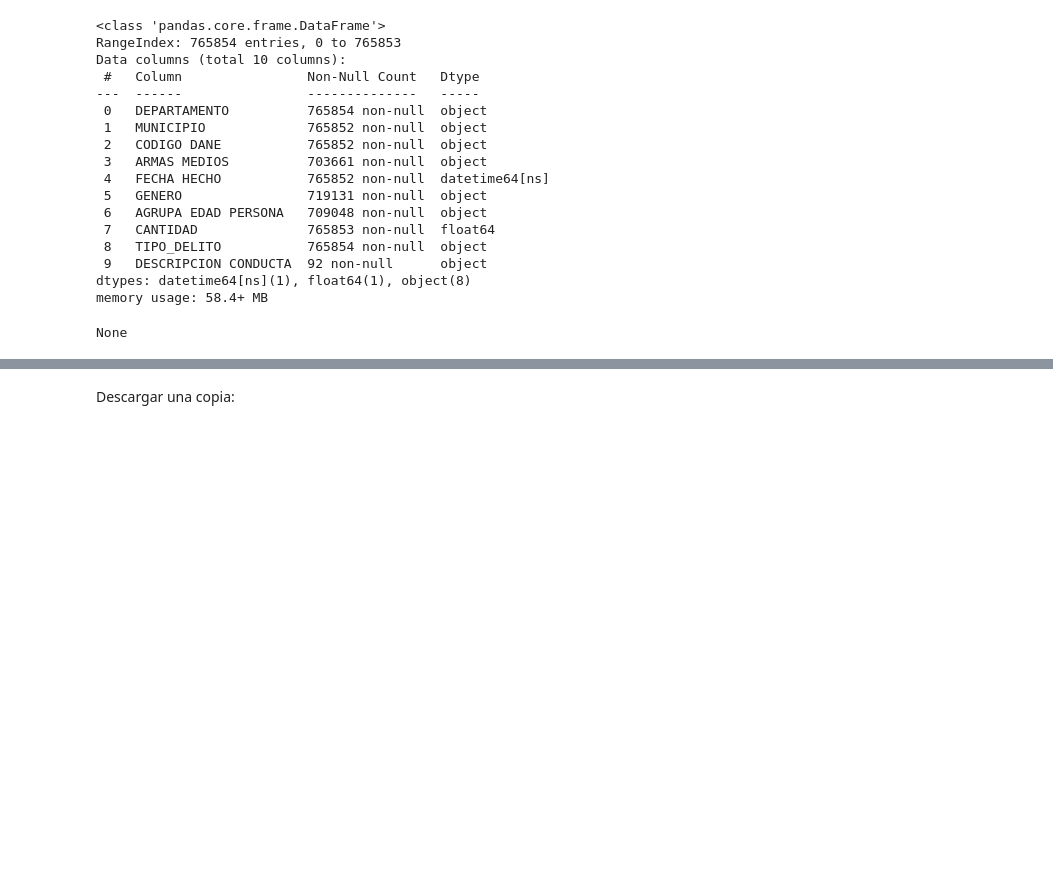
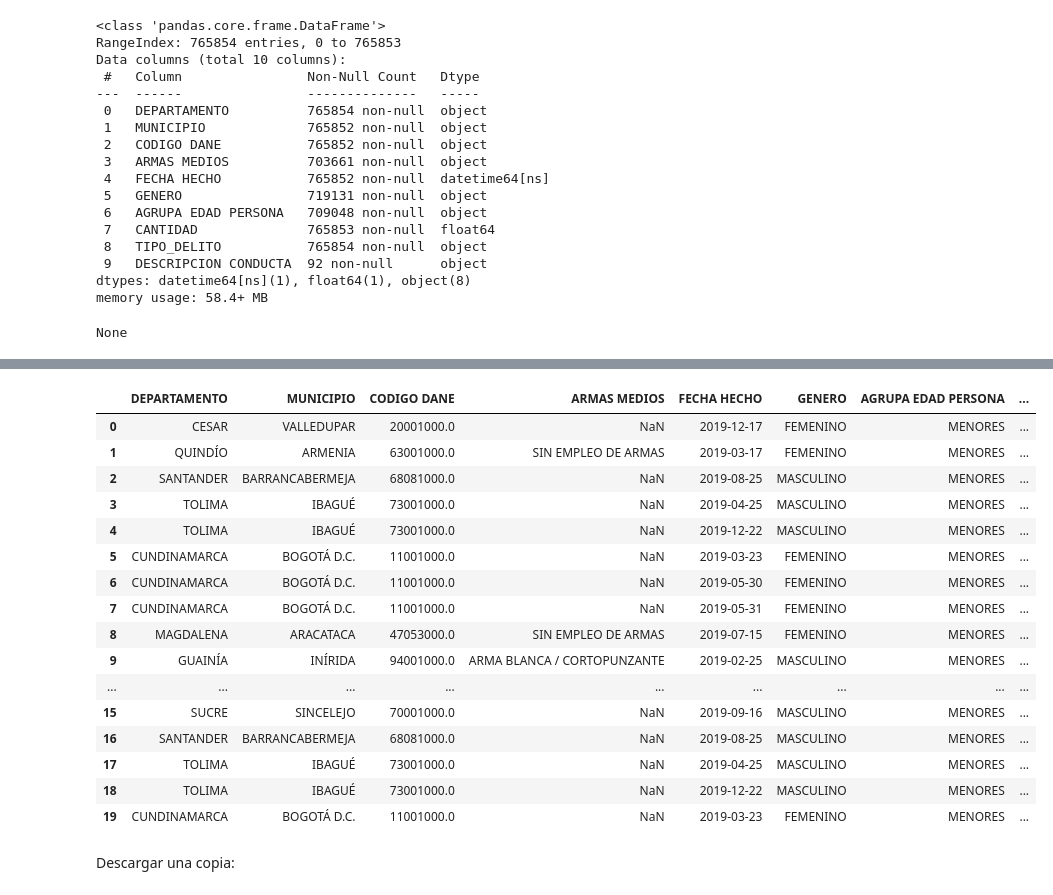
Before and after one commit to ustadistica/Datos-abiertos-Seguridad-y-Convivencia, a Jupyter notebook: notebooks/2019_observatorio.ipynb, the cells around one changed output, grey strips where cells are left out. Cells and saved outputs as stored; diff of their text form; code cells hidden in the pictures; blank space fills up the shorter version.

```diff
--- a/notebooks/2019_observatorio.ipynb
+++ b/notebooks/2019_observatorio.ipynb
@@ -597,3 +586,23 @@ None
+# %%
+df_consolidado_2019.head(20)
+# %% [output]
+|  | DEPARTAMENTO | MUNICIPIO | CODIGO DANE | ARMAS MEDIOS | FECHA HECHO | GENERO | AGRUPA EDAD PERSONA | ... |
+| 0 | CESAR | VALLEDUPAR | 20001000.0 | NaN | 2019-12-17 | FEMENINO | MENORES | ... |
+| 1 | QUINDÍO | ARMENIA | 63001000.0 | SIN EMPLEO DE ARMAS | 2019-03-17 | FEMENINO | MENORES | ... |
+| 2 | SANTANDER | BARRANCABERMEJA | 68081000.0 | NaN | 2019-08-25 | MASCULINO | MENORES | ... |
+| 3 | TOLIMA | IBAGUÉ | 73001000.0 | NaN | 2019-04-25 | MASCULINO | MENORES | ... |
+| 4 | TOLIMA | IBAGUÉ | 73001000.0 | NaN | 2019-12-22 | MASCULINO | MENORES | ... |
+| 5 | CUNDINAMARCA | BOGOTÁ D.C. | 11001000.0 | NaN | 2019-03-23 | FEMENINO | MENORES | ... |
+| 6 | CUNDINAMARCA | BOGOTÁ D.C. | 11001000.0 | NaN | 2019-05-30 | FEMENINO | MENORES | ... |
+| 7 | CUNDINAMARCA | BOGOTÁ D.C. | 11001000.0 | NaN | 2019-05-31 | FEMENINO | MENORES | ... |
+| 8 | MAGDALENA | ARACATACA | 47053000.0 | SIN EMPLEO DE ARMAS | 2019-07-15 | FEMENINO | MENORES | ... |
+| 9 | GUAINÍA | INÍRIDA | 94001000.0 | ARMA BLANCA / CORTOPUNZANTE | 2019-02-25 | MASCULINO | MENORES | ... |
+| ... | ... | ... | ... | ... | ... | ... | ... | ... |
+| 15 | SUCRE | SINCELEJO | 70001000.0 | NaN | 2019-09-16 | MASCULINO | MENORES | ... |
+| 16 | SANTANDER | BARRANCABERMEJA | 68081000.0 | NaN | 2019-08-25 | MASCULINO | MENORES | ... |
+| 17 | TOLIMA | IBAGUÉ | 73001000.0 | NaN | 2019-04-25 | MASCULINO | MENORES | ... |
+| 18 | TOLIMA | IBAGUÉ | 73001000.0 | NaN | 2019-12-22 | MASCULINO | MENORES | ... |
+| 19 | CUNDINAMARCA | BOGOTÁ D.C. | 11001000.0 | NaN | 2019-03-23 | FEMENINO | MENORES | ... |
 # %% [markdown]
 Descargar una copia:
 # %%
```
Also changed, not shown: parts of 29 cells of this notebook.
